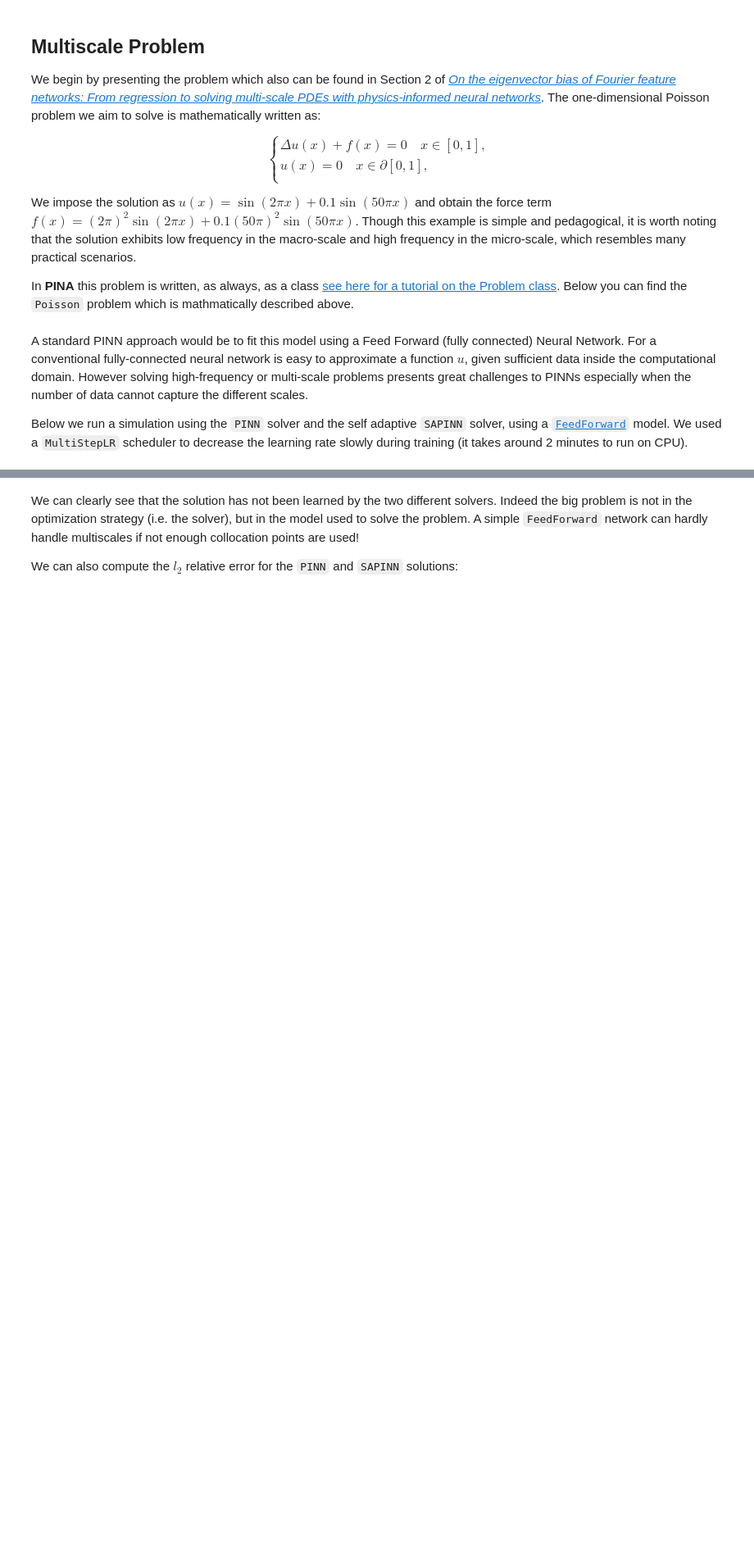
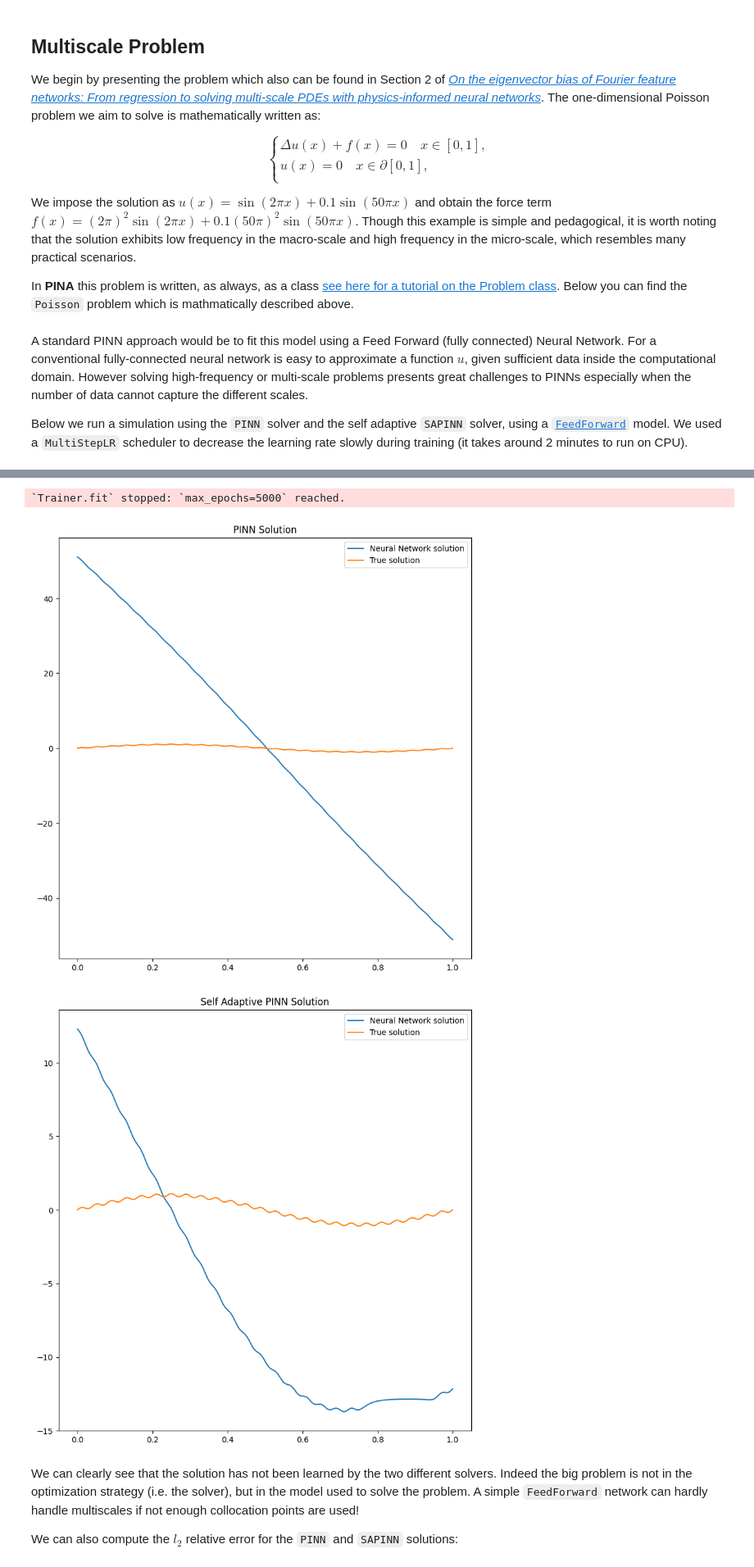
Before and after one commit to mathLab/PINA, a Jupyter notebook: tutorials/tutorial13/tutorial.ipynb, the cells around one changed output, grey strips where cells are left out. Shown at 82% size. Saved outputs shown, nothing was run; the diff lists cells and outputs as text; code cells hidden in the pictures; blank space fills up the shorter version.

```diff
--- a/tutorials/tutorial13/tutorial.ipynb
+++ b/tutorials/tutorial13/tutorial.ipynb
@@ -67,10 +65,10 @@ class Poisson(SpatialProblem):
 
     # here we write the problem conditions
     conditions = {
-        'bound_cond0' : Condition(domain=CartesianDomain({'x': 0.}),
-                             equation=FixedValue(0.)),
-        'bound_cond1' : Condition(domain=CartesianDomain({'x': 1.}),
-                             equation=FixedValue(0.)),
+        'bound_cond0' : Condition(domain=CartesianDomain({'x': 0}),
+                             equation=FixedValue(0)),
+        'bound_cond1' : Condition(domain=CartesianDomain({'x': 1}),
+                             equation=FixedValue(0)),
         'phys_cond':       Condition(domain=spatial_domain,
                              equation=Equation(poisson_equation)),
     }
@@ -81,35 +79,31 @@ class Poisson(SpatialProblem):
 problem = Poisson()
 
 # let's discretise the domain
-problem.discretise_domain(128, 'grid', domains=['phys_cond'])
-problem.discretise_domain(1, 'grid', domains=['bound_cond0','bound_cond1'])
+problem.discretise_domain(128, 'grid')
 # %% [markdown]
 A standard PINN approach would be to fit this model using a Feed Forward (fully connected) Neural Network. For a conventional fully-connected neural network is easy to
 approximate a function $u$, given sufficient data inside the computational domain. However solving high-frequency or multi-scale problems presents great challenges to PINNs especially when the number of data cannot capture the different scales.
 
 Below we run a simulation using the `PINN` solver and the self adaptive `SAPINN` solver, using a [`FeedForward`](https://mathlab.github.io/PINA/_modules/pina/model/feed_forward.html#FeedForward) model. We used a `MultiStepLR` scheduler to decrease the learning rate slowly during training (it takes around 2 minutes to run on CPU).
 # %%
-from pina.optim import TorchScheduler
-
 # training with PINN and visualize results
-model=FeedForward(input_dimensions=1, output_dimensions=1, layers=[100, 100, 100])
 pinn = PINN(problem=problem,
-            model=model,
-            scheduler=TorchScheduler(torch.optim.lr_scheduler.MultiStepLR,  # Pass the class directly, not an instance
-                milestones=[1000,2000,3000,4000],
-                gamma=0.9))
-
-trainer = Trainer(pinn, max_epochs=1000, accelerator='cpu', enable_model_summary=False)#was 5000
+            model=FeedForward(input_dimensions=1, output_dimensions=1, layers=[100, 100, 100]),
+            scheduler=torch.optim.lr_scheduler.MultiStepLR,
+            scheduler_kwargs={'milestones' : [1000, 2000, 3000, 4000], 'gamma':0.9})
+trainer = Trainer(pinn, max_epochs=5000, accelerator='cpu', enable_model_summary=False)
 trainer.train()
 
 # training with PINN and visualize results
 sapinn = SAPINN(problem=problem,
-            model=model,
-            scheduler_model=TorchScheduler(torch.optim.lr_scheduler.MultiStepLR,
-                milestones=[1000,2000,3000,4000],
-                gamma=0.9))
-trainer_sapinn = Trainer(sapinn, max_epochs=1000, accelerator='cpu', enable_model_summary=False)
+                model=FeedForward(input_dimensions=1, output_dimensions=1, layers=[100, 100, 100]),
+                scheduler_model=torch.optim.lr_scheduler.MultiStepLR,
+                scheduler_model_kwargs={'milestones' : [1000, 2000, 3000, 4000], 'gamma':0.9})
+trainer_sapinn = Trainer(sapinn, max_epochs=5000, accelerator='cpu', enable_model_summary=False)
 trainer_sapinn.train()
 
-#PLOT
+# plot results
+pl = Plotter()
+pl.plot(pinn, title='PINN Solution')
+pl.plot(sapinn, title='Self Adaptive PINN Solution')
 # %% [output]
@@ -119,3 +119,6 @@ HPU available: False, using: 0 HPUs
+`Trainer.fit` stopped: `max_epochs=5000` reached.
+[figure, added]
+[figure, added]
 # %% [markdown]
 We can clearly see that the solution has not been learned by the two different solvers. Indeed the big problem is not in the optimization strategy (i.e. the solver), but in the model used to solve the problem. A simple `FeedForward` network can hardly handle multiscales if not enough collocation points are used!
 
```
Also changed, not shown: parts of 5 cells of this notebook, 4 other files.
